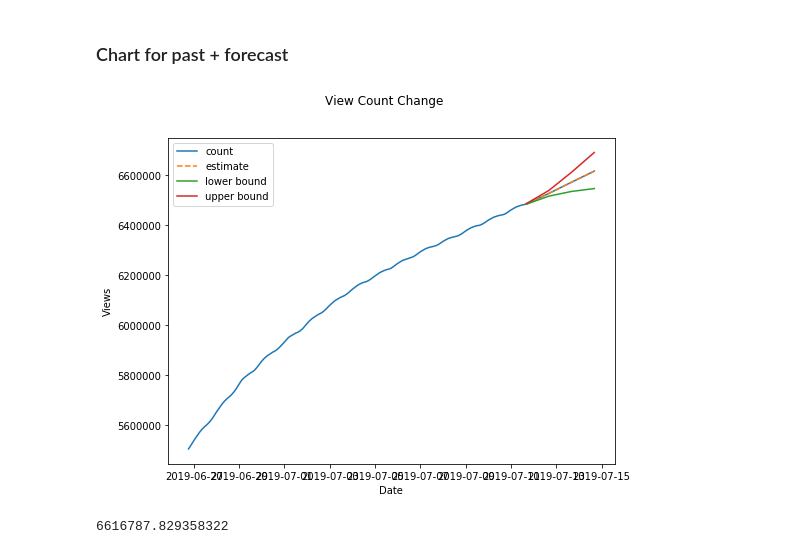
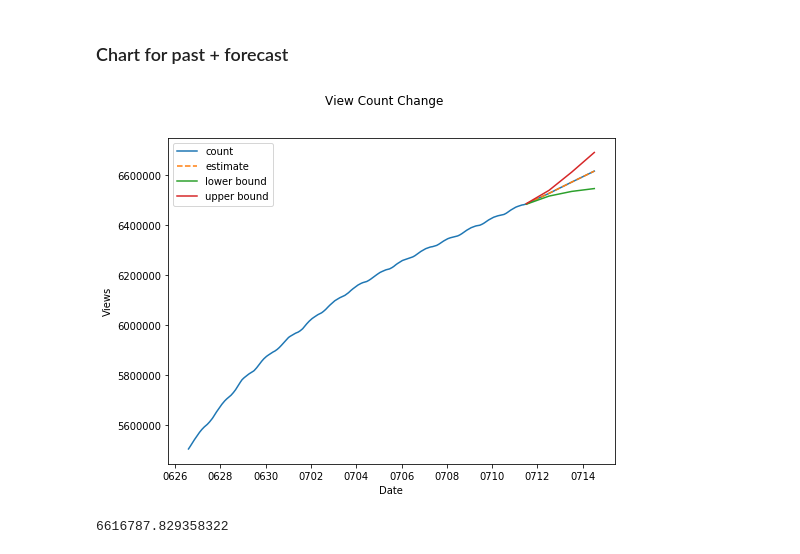
Before and after one commit to Teosoft7/hit_or_not, a Jupyter notebook: eda/eda.ipynb, the cells around one changed output. Drawn from its saved outputs; the diff is of its cells as text; code cells hidden in the pictures.

```diff
--- a/eda/eda.ipynb
+++ b/eda/eda.ipynb
@@ -421,20 +421,25 @@ plt.show()
 # %%
 # Draw chart with 3 values in forecast
 # yhat, yhat_upper, yhat_lower
 fig, ax = plt.subplots(figsize=(8, 6))
 
 ax.plot(forecast['ds'], forecast['yhat'], '-', label='count')
 ax.plot(df['ds'], df['yhat'], '--', label='estimate')
 ax.plot(df['ds'], df['yhat_lower'], '-', label='lower bound')
 ax.plot(df['ds'], df['yhat_upper'], '-', label='upper bound')
 
 fig.suptitle('View Count Change')
 ax.set_xlabel('Date')
 ax.set_ylabel('Views')
+hours = mdates.HourLocator(interval = 48)
+h_fmt = mdates.DateFormatter('%m%d')
+
+ax.xaxis.set_major_locator(hours)
+ax.xaxis.set_major_formatter(h_fmt)
 plt.legend()
 plt.show()
 # %% [output]
-[figure, old version]
+[figure, new version]
 # %%
 # Get a prediction after 3 days
 forecast['yhat'].tail(1).values[0]
```
Also changed, not shown: 4 other files.
